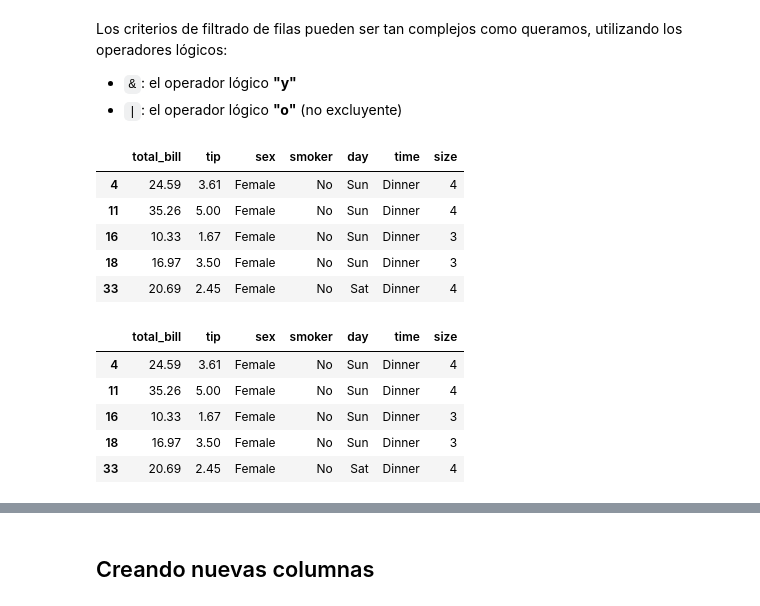
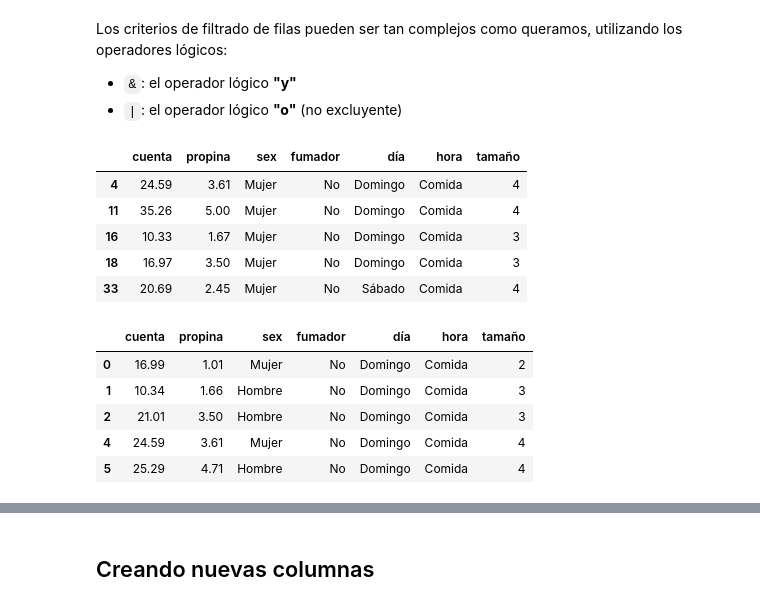
Before and after one commit to dgtrabada/python, a Jupyter notebook: 09_Pandas/pandas.ipynb, the cells around one changed output, grey strips where cells are left out. Saved outputs shown, nothing was run; the diff lists cells and outputs as text; code cells hidden in the pictures.

```diff
--- a/09_Pandas/pandas.ipynb
+++ b/09_Pandas/pandas.ipynb
@@ -198,5 +190,5 @@ A continuación cargaremos datos `tips.csv` en un `dataframe` de `pandas`. Esta
 # %%
-tips = pd.read_csv('tips.csv')
+tips = pd.read_csv('cuentas.csv')
 # %% [markdown]
 Además del nombre del archivo con los datos, `read_csv` tiene otros argumentos opcionales. Los más utilizados son:
 
@@ -414,20 +414,20 @@ Los criterios de filtrado de filas pueden ser tan complejos como queramos, utili
  - ``&``: el operador lógico **"y"**
  - ``|``: el operador lógico **"o"** (no excluyente)
 # %%
-tips[ (tips['size'] > 2)][(tips['sex'] == 'Female') ].head()
+tips[ (tips['tamaño'] > 2) & (tips['sex'] == 'Mujer') ].head()
 # %% [output]
-|  | total_bill | tip | sex | smoker | day | time | size |
-| 4 | 24.59 | 3.61 | Female | No | Sun | Dinner | 4 |
-| 11 | 35.26 | 5.00 | Female | No | Sun | Dinner | 4 |
-| 16 | 10.33 | 1.67 | Female | No | Sun | Dinner | 3 |
-| 18 | 16.97 | 3.50 | Female | No | Sun | Dinner | 3 |
-| 33 | 20.69 | 2.45 | Female | No | Sat | Dinner | 4 |
+|  | cuenta | propina | sex | fumador | día | hora | tamaño |
+| 4 | 24.59 | 3.61 | Mujer | No | Domingo | Comida | 4 |
+| 11 | 35.26 | 5.00 | Mujer | No | Domingo | Comida | 4 |
+| 16 | 10.33 | 1.67 | Mujer | No | Domingo | Comida | 3 |
+| 18 | 16.97 | 3.50 | Mujer | No | Domingo | Comida | 3 |
+| 33 | 20.69 | 2.45 | Mujer | No | Sábado | Comida | 4 |
 # %%
-tips[ (tips['size'] > 2) & (tips['sex'] == 'Female') ].head()
+tips[ (tips['tamaño'] > 2) | (tips['sex'] == 'Mujer') ].head()
 # %% [output]
-|  | total_bill | tip | sex | smoker | day | time | size |
-| 4 | 24.59 | 3.61 | Female | No | Sun | Dinner | 4 |
-| 11 | 35.26 | 5.00 | Female | No | Sun | Dinner | 4 |
-| 16 | 10.33 | 1.67 | Female | No | Sun | Dinner | 3 |
-| 18 | 16.97 | 3.50 | Female | No | Sun | Dinner | 3 |
-| 33 | 20.69 | 2.45 | Female | No | Sat | Dinner | 4 |
+|  | cuenta | propina | sex | fumador | día | hora | tamaño |
+| 0 | 16.99 | 1.01 | Mujer | No | Domingo | Comida | 2 |
+| 1 | 10.34 | 1.66 | Hombre | No | Domingo | Comida | 3 |
+| 2 | 21.01 | 3.50 | Hombre | No | Domingo | Comida | 3 |
+| 4 | 24.59 | 3.61 | Mujer | No | Domingo | Comida | 4 |
+| 5 | 25.29 | 4.71 | Hombre | No | Domingo | Comida | 4 |
```
Also changed, not shown: parts of 46 cells of this notebook, 10 other files.
